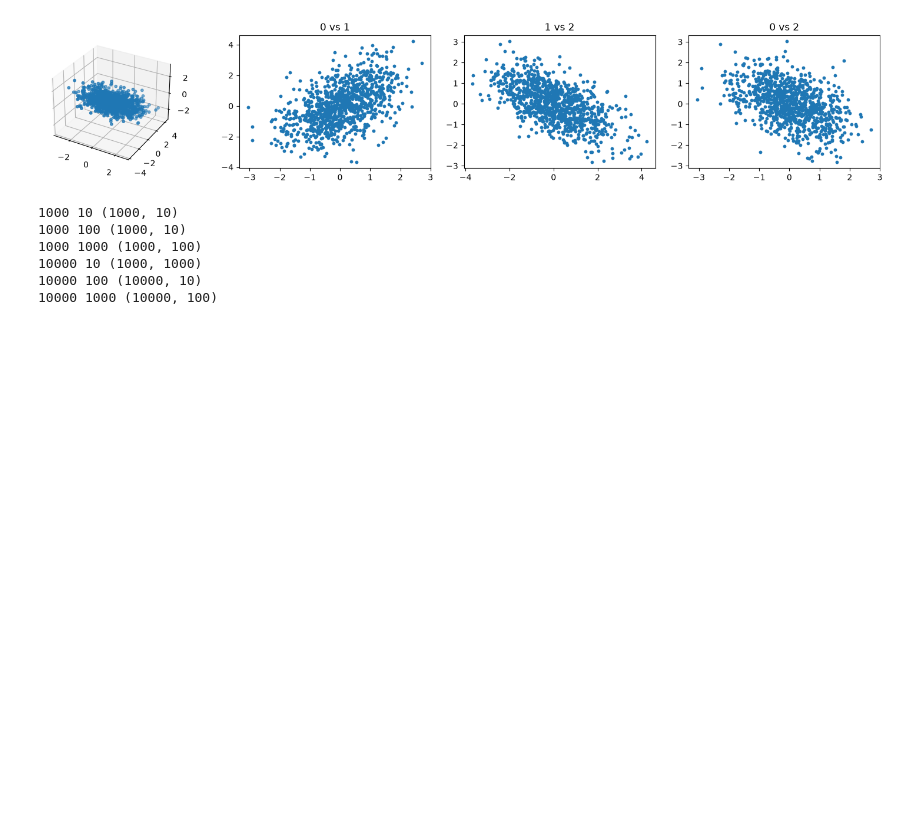
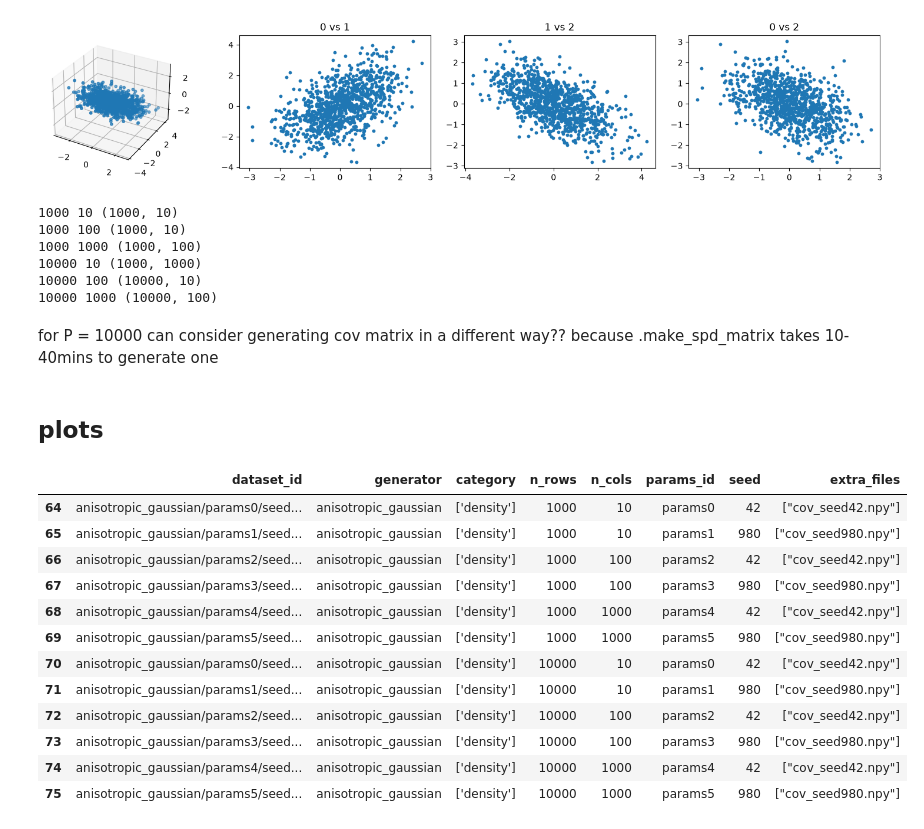
Before and after one commit to cosmicbhejafry/py-spoc, a Jupyter notebook: working_analyses/hjResearch_2025/data/simulated_data/data_simulation_code/gaussian_cloud_anisotropic.ipynb, the cells around one changed output. Saved outputs shown, nothing was run; the diff lists cells and outputs as text; code cells hidden in the pictures; blank space fills up the shorter version.

```diff
--- a/working_analyses/hjResearch_2025/data/simulated_data/data_simulation_code/gaussian_cloud_anisotropic.ipynb
+++ b/working_analyses/hjResearch_2025/data/simulated_data/data_simulation_code/gaussian_cloud_anisotropic.ipynb
@@ -97,3 +94,27 @@ for n_samples, n_features in product(n_samples_lst, n_features_lst):
 10000 10 (1000, 1000)
 10000 100 (10000, 10)
 10000 1000 (10000, 100)
+# %% [markdown]
+for P = 10000 can consider generating cov matrix in a different way??
+because .make_spd_matrix takes 10-40mins to generate one
+# %% [markdown]
+## plots
+# %%
+m = pd.read_csv("../all_data/manifest.csv")
+generator = 'anisotropic_gaussian'
+m = m[(m.generator == generator)]
+m
+# %% [output]
+|  | dataset_id | generator | category | n_rows | n_cols | params_id | seed | extra_files |
+| 64 | anisotropic_gaussian/params0/seed... | anisotropic_gaussian | ['density'] | 1000 | 10 | params0 | 42 | ["cov_seed42.npy"] |
+| 65 | anisotropic_gaussian/params1/seed... | anisotropic_gaussian | ['density'] | 1000 | 10 | params1 | 980 | ["cov_seed980.npy"] |
+| 66 | anisotropic_gaussian/params2/seed... | anisotropic_gaussian | ['density'] | 1000 | 100 | params2 | 42 | ["cov_seed42.npy"] |
+| 67 | anisotropic_gaussian/params3/seed... | anisotropic_gaussian | ['density'] | 1000 | 100 | params3 | 980 | ["cov_seed980.npy"] |
+| 68 | anisotropic_gaussian/params4/seed... | anisotropic_gaussian | ['density'] | 1000 | 1000 | params4 | 42 | ["cov_seed42.npy"] |
+| 69 | anisotropic_gaussian/params5/seed... | anisotropic_gaussian | ['density'] | 1000 | 1000 | params5 | 980 | ["cov_seed980.npy"] |
+| 70 | anisotropic_gaussian/params0/seed... | anisotropic_gaussian | ['density'] | 10000 | 10 | params0 | 42 | ["cov_seed42.npy"] |
+| 71 | anisotropic_gaussian/params1/seed... | anisotropic_gaussian | ['density'] | 10000 | 10 | params1 | 980 | ["cov_seed980.npy"] |
+| 72 | anisotropic_gaussian/params2/seed... | anisotropic_gaussian | ['density'] | 10000 | 100 | params2 | 42 | ["cov_seed42.npy"] |
+| 73 | anisotropic_gaussian/params3/seed... | anisotropic_gaussian | ['density'] | 10000 | 100 | params3 | 980 | ["cov_seed980.npy"] |
+| 74 | anisotropic_gaussian/params4/seed... | anisotropic_gaussian | ['density'] | 10000 | 1000 | params4 | 42 | ["cov_seed42.npy"] |
+| 75 | anisotropic_gaussian/params5/seed... | anisotropic_gaussian | ['density'] | 10000 | 1000 | params5 | 980 | ["cov_seed980.npy"] |
```
Also changed, not shown: parts of 5 cells of this notebook, 2 other files.
